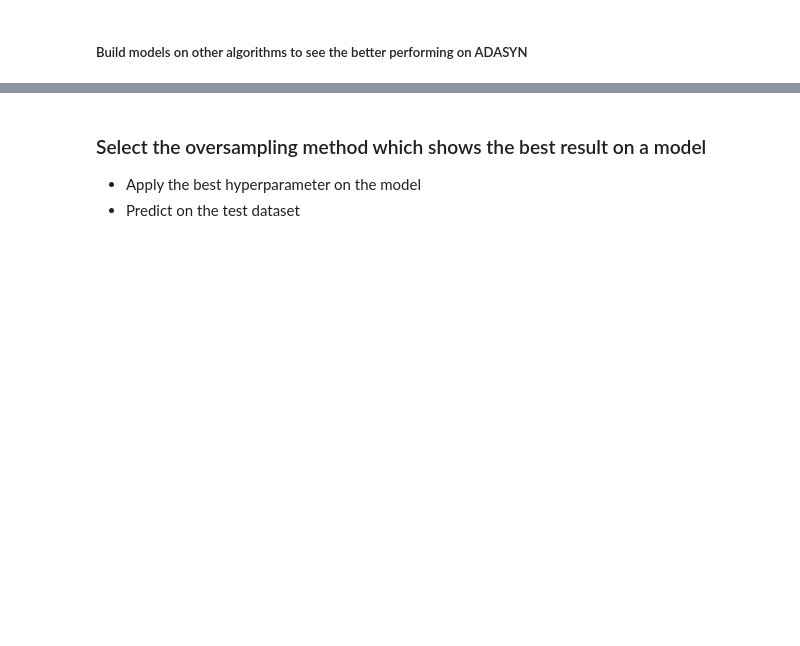
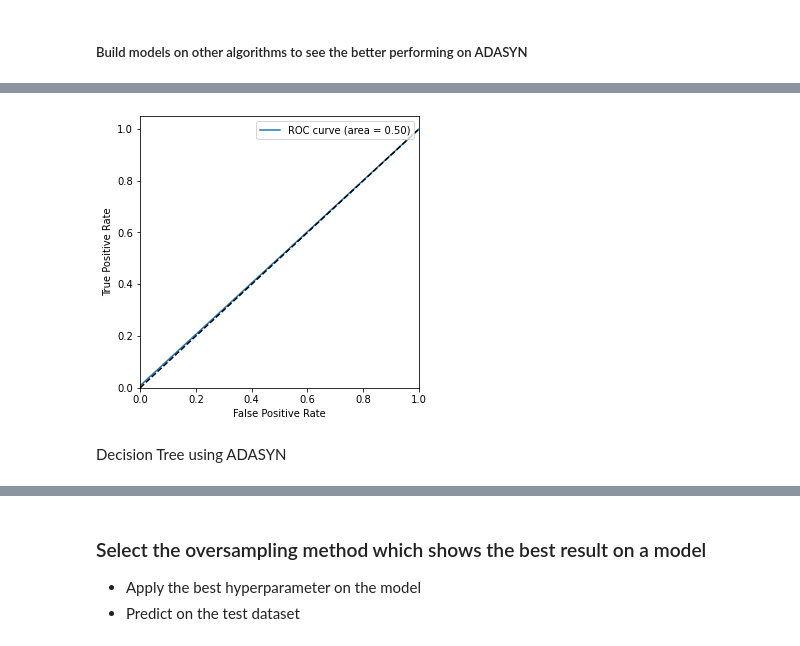
Before and after one commit to SurabhiTaneja/Credit-Card-Fraud-Detection, a Jupyter notebook: Credit_card_fraud_detection_Starter_code+.ipynb, the cells around one changed output, grey strips where cells are left out. Saved outputs shown, nothing was run; the diff lists cells and outputs as text; code cells hidden in the pictures; blank space fills up the shorter version.

```diff
--- a/Credit_card_fraud_detection_Starter_code+.ipynb
+++ b/Credit_card_fraud_detection_Starter_code+.ipynb
@@ -1664,0 +1741,10 @@ plt.legend()
+# %%
+#predicting the probabilities
+y_test_proba_adasyn = logistic_reg_adasyn_model.predict_proba(X_test)[:,1]
+# %%
+#ROC-AUC
+plot_roc_auc_curve(y_test,y_test_proba_adasyn)
+# %% [output]
+[figure, added]
+# %% [markdown]
+Decision Tree using ADASYN
```
Also changed, not shown: parts of 45 cells of this notebook.
